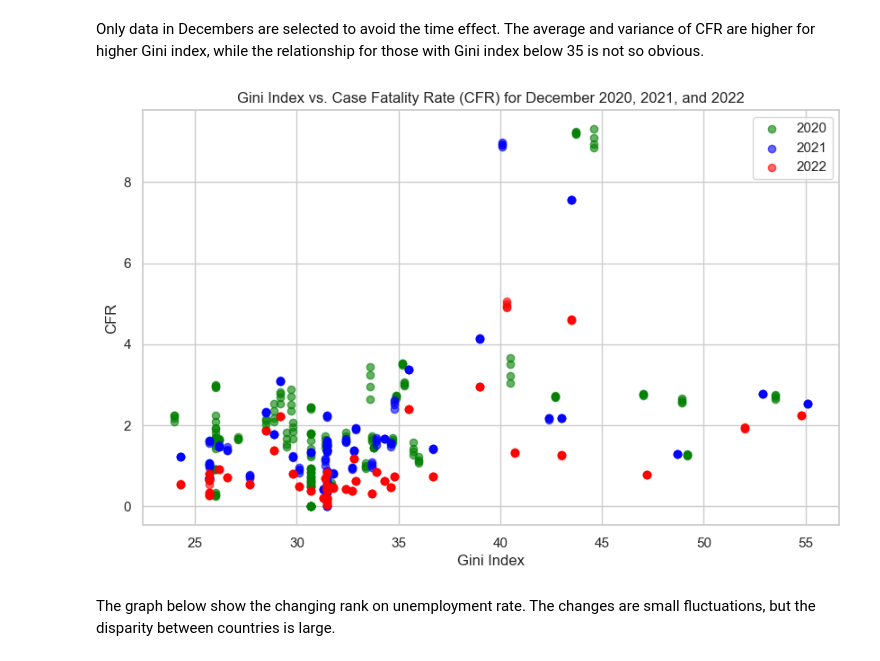
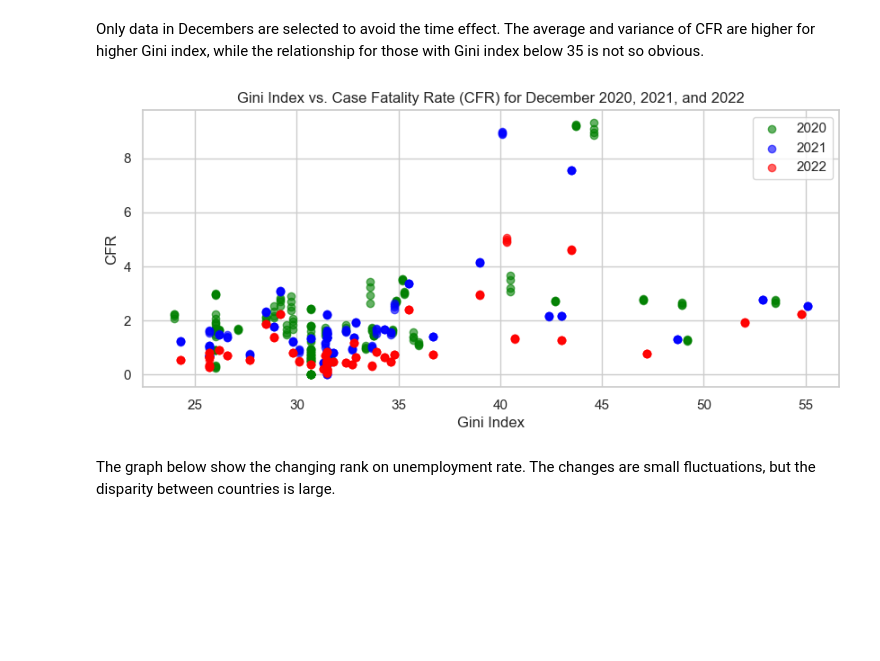
Before and after one commit to ECO225-W2025/eco225-project-code-RuofanChen3426, a Jupyter notebook: project_one.ipynb, the cells around one changed output. Cells and saved outputs as stored; diff of their text form; code cells hidden in the pictures; blank space fills up the shorter version.

```diff
--- a/project_one.ipynb
+++ b/project_one.ipynb
@@ -661,26 +435,26 @@ Only data in Decembers are selected to avoid the time effect. The average and va
 # %%
 december_data = merged_data[merged_data['date'].dt.month == 12]
 
-plt.figure(figsize=(10, 6))
+plt.figure(figsize=(10, 4))
 
 plt.scatter(december_data[december_data['date'].dt.year == 2020]['Gini Index'],
             december_data[december_data['date'].dt.year == 2020]['CFR'],
             alpha=0.6, label='2020', color='green')
 plt.scatter(december_data[december_data['date'].dt.year == 2021]['Gini Index'],
             december_data[december_data['date'].dt.year == 2021]['CFR'],
             alpha=0.6, label='2021', color='blue')
 plt.scatter(december_data[december_data['date'].dt.year == 2022]['Gini Index'],
             december_data[december_data['date'].dt.year == 2022]['CFR'],
             alpha=0.6, label='2022', color='red')
 
 plt.title('Gini Index vs. Case Fatality Rate (CFR) for December 2020, 2021, and 2022')
 plt.xlabel('Gini Index')
 plt.ylabel('CFR')
 plt.legend()
 
 plt.show()
 # %% [output]
-[figure, old version]
+[figure, new version]
 # %% [markdown]
 The graph below show the changing rank on unemployment rate. The changes are small fluctuations, but the disparity between countries is large.
 # %%
```
Also changed, not shown: parts of 39 cells of this notebook.
